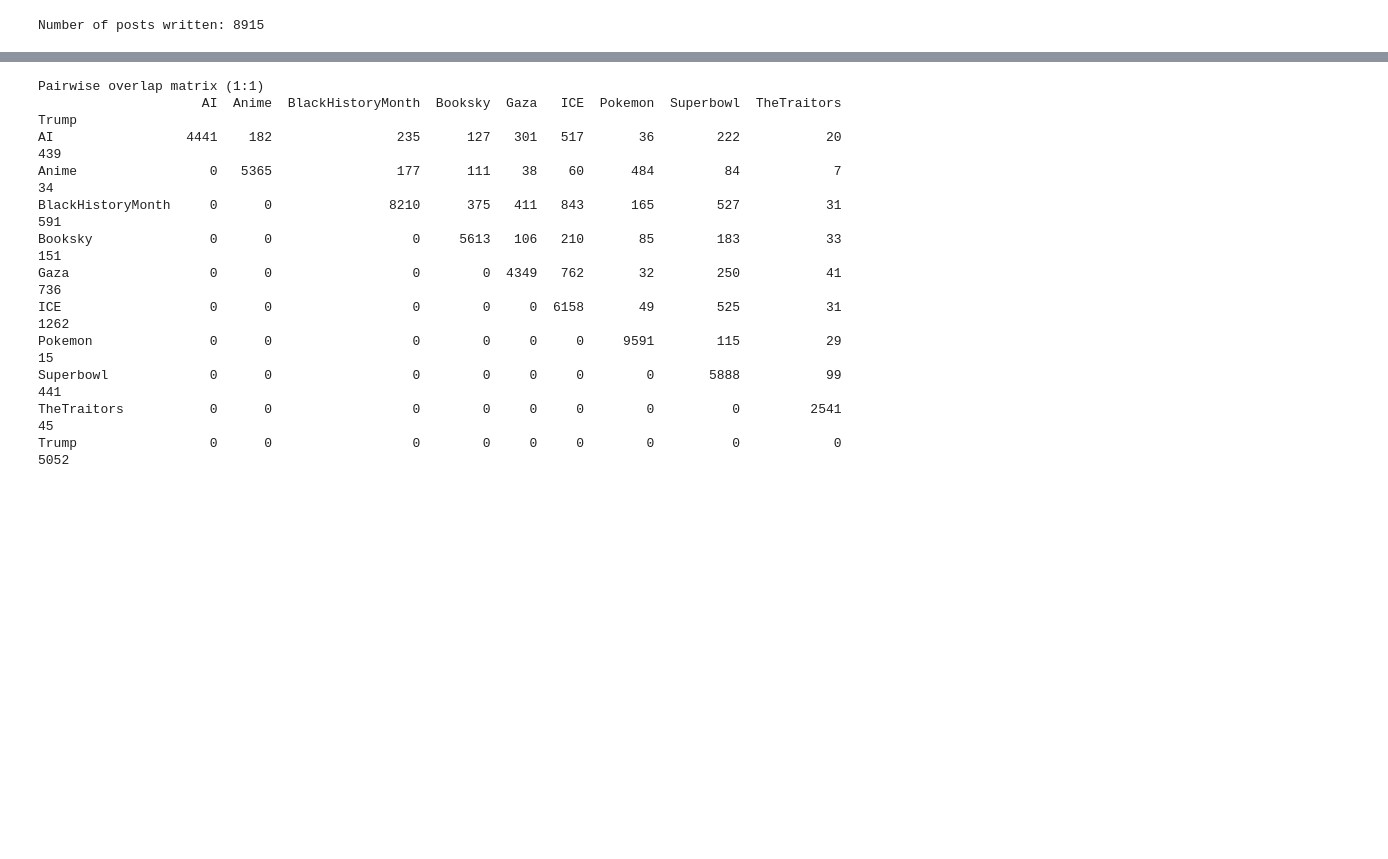
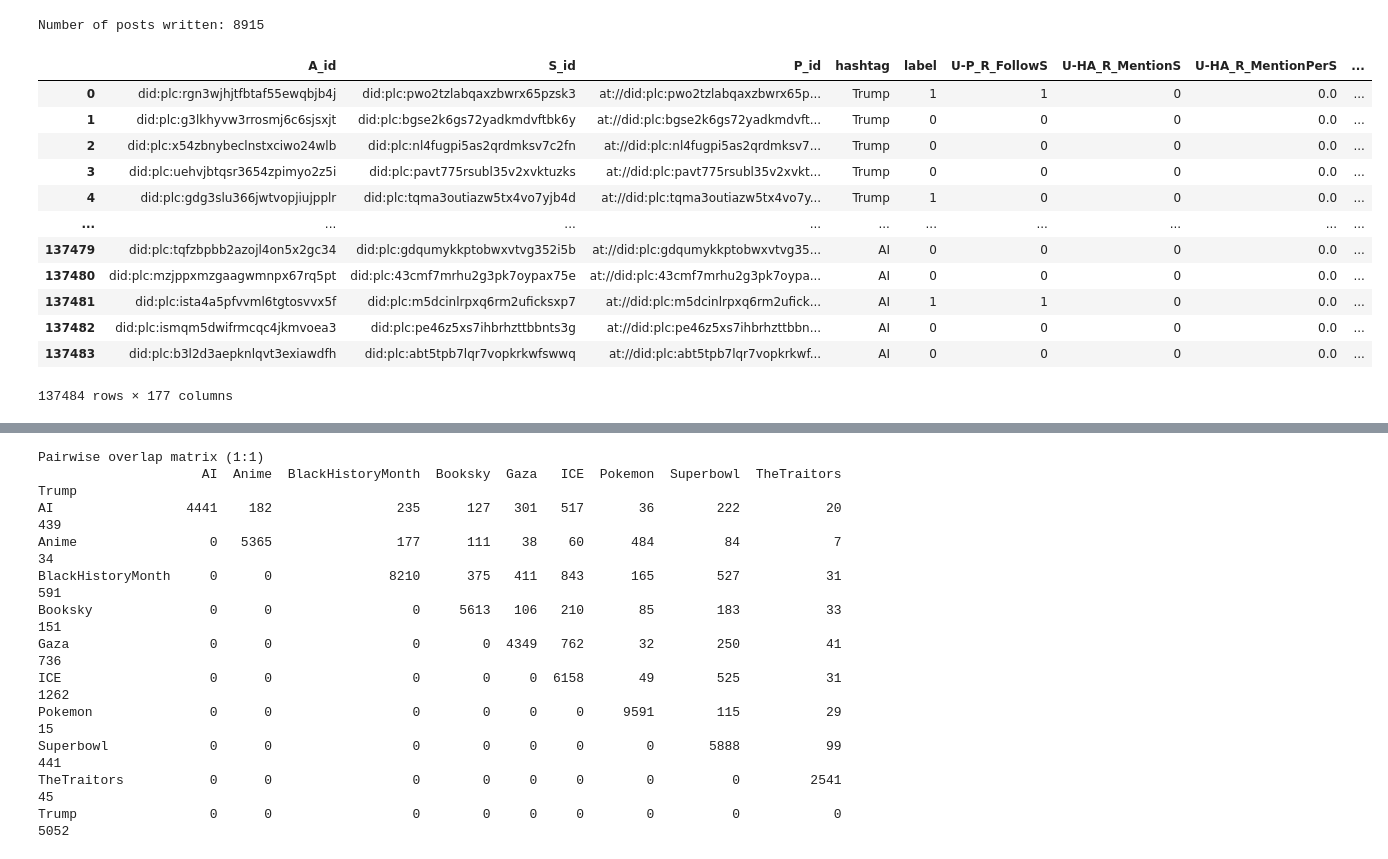
Before and after one commit to jonasbjaerke/MEng-project, a Jupyter notebook: notebooks/analyse_dataset.ipynb, the cells around one changed output, grey strips where cells are left out. Cells and saved outputs as stored; diff of their text form; code cells hidden in the pictures; blank space fills up the shorter version.

```diff
--- a/notebooks/analyse_dataset.ipynb
+++ b/notebooks/analyse_dataset.ipynb
@@ -115,34 +115,48 @@ def enforce_exact_label_ratio_from_csv(
     for _, group in df.groupby(hashtag_col, sort=False):
         positives = group[group[label_col] == 1]
         negatives = group[group[label_col] == 0]
 
         n_pos = len(positives)
         n_neg = len(negatives)
 
         if n_pos == 0 or n_neg == 0:
             continue
 
         # Largest feasible exact ratio subset
         keep_pos = min(n_pos, n_neg // neg_per_pos)
         keep_neg = keep_pos * neg_per_pos
 
         if keep_pos == 0 or keep_neg == 0:
             continue
 
         positives = positives.sample(n=keep_pos, random_state=random_state)
         negatives = negatives.sample(n=keep_neg, random_state=random_state)
 
         balanced_group = pd.concat([positives, negatives]).sort_index()
         kept_parts.append(balanced_group)
 
     if not kept_parts:
         result = pd.DataFrame(columns=df.columns)
     else:
         result = pd.concat(kept_parts).sort_index().reset_index(drop=True)
 
     result.to_csv(save_path, index=False)
     return result
-enforce_exact_label_ratio_from_csv(neg_per_pos=1)
+enforce_exact_label_ratio_from_csv(neg_per_pos=5)
+# %% [output]
+|  | A_id | S_id | P_id | hashtag | label | U-P_R_FollowS | U-HA_R_MentionS | U-HA_R_MentionPerS | ... |
+| 0 | did:plc:rgn3wjhjtfbtaf55ewqbjb4j | did:plc:pwo2tzlabqaxzbwrx65pzsk3 | at://did:plc:pwo2tzlabqaxzbwrx65p... | Trump | 1 | 1 | 0 | 0.0 | ... |
+| 1 | did:plc:g3lkhyvw3rrosmj6c6sjsxjt | did:plc:bgse2k6gs72yadkmdvftbk6y | at://did:plc:bgse2k6gs72yadkmdvft... | Trump | 0 | 0 | 0 | 0.0 | ... |
+| 2 | did:plc:x54zbnybeclnstxciwo24wlb | did:plc:nl4fugpi5as2qrdmksv7c2fn | at://did:plc:nl4fugpi5as2qrdmksv7... | Trump | 0 | 0 | 0 | 0.0 | ... |
+| 3 | did:plc:uehvjbtqsr3654zpimyo2z5i | did:plc:pavt775rsubl35v2xvktuzks | at://did:plc:pavt775rsubl35v2xvkt... | Trump | 0 | 0 | 0 | 0.0 | ... |
+| 4 | did:plc:gdg3slu366jwtvopjiujpplr | did:plc:tqma3outiazw5tx4vo7yjb4d | at://did:plc:tqma3outiazw5tx4vo7y... | Trump | 1 | 0 | 0 | 0.0 | ... |
+| ... | ... | ... | ... | ... | ... | ... | ... | ... | ... |
+| 137479 | did:plc:tqfzbpbb2azojl4on5x2gc34 | did:plc:gdqumykkptobwxvtvg352i5b | at://did:plc:gdqumykkptobwxvtvg35... | AI | 0 | 0 | 0 | 0.0 | ... |
+| 137480 | did:plc:mzjppxmzgaagwmnpx67rq5pt | did:plc:43cmf7mrhu2g3pk7oypax75e | at://did:plc:43cmf7mrhu2g3pk7oypa... | AI | 0 | 0 | 0 | 0.0 | ... |
+| 137481 | did:plc:ista4a5pfvvml6tgtosvvx5f | did:plc:m5dcinlrpxq6rm2uficksxp7 | at://did:plc:m5dcinlrpxq6rm2ufick... | AI | 1 | 1 | 0 | 0.0 | ... |
+| 137482 | did:plc:ismqm5dwifrmcqc4jkmvoea3 | did:plc:pe46z5xs7ihbrhzttbbnts3g | at://did:plc:pe46z5xs7ihbrhzttbbn... | AI | 0 | 0 | 0 | 0.0 | ... |
+| 137483 | did:plc:b3l2d3aepknlqvt3exiawdfh | did:plc:abt5tpb7lqr7vopkrkwfswwq | at://did:plc:abt5tpb7lqr7vopkrkwf... | AI | 0 | 0 | 0 | 0.0 | ... |
+137484 rows × 177 columns
 # %%
 import pandas as pd
 
```
Also changed, not shown: parts of 1 cell of this notebook, 4 other files.
